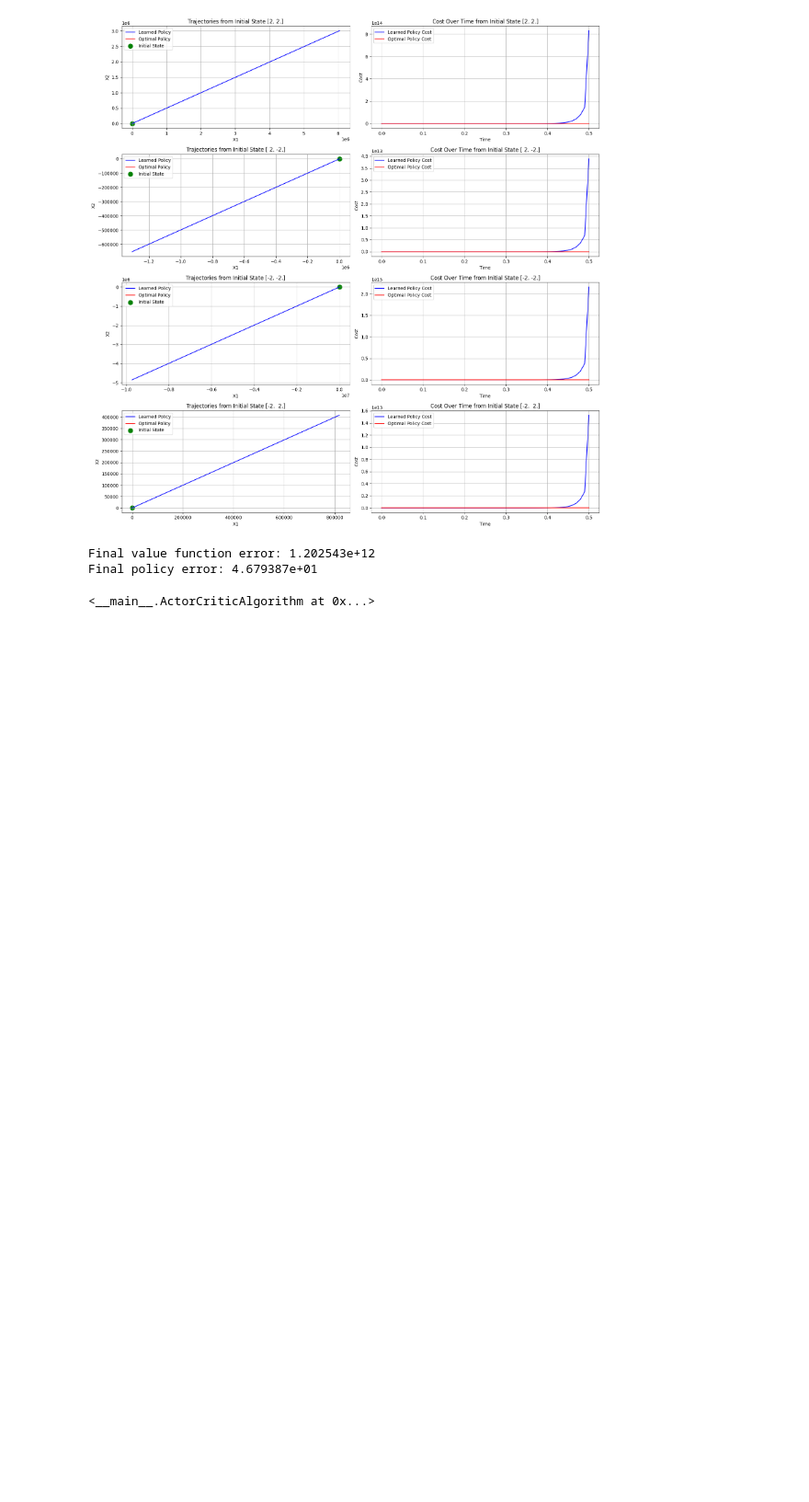
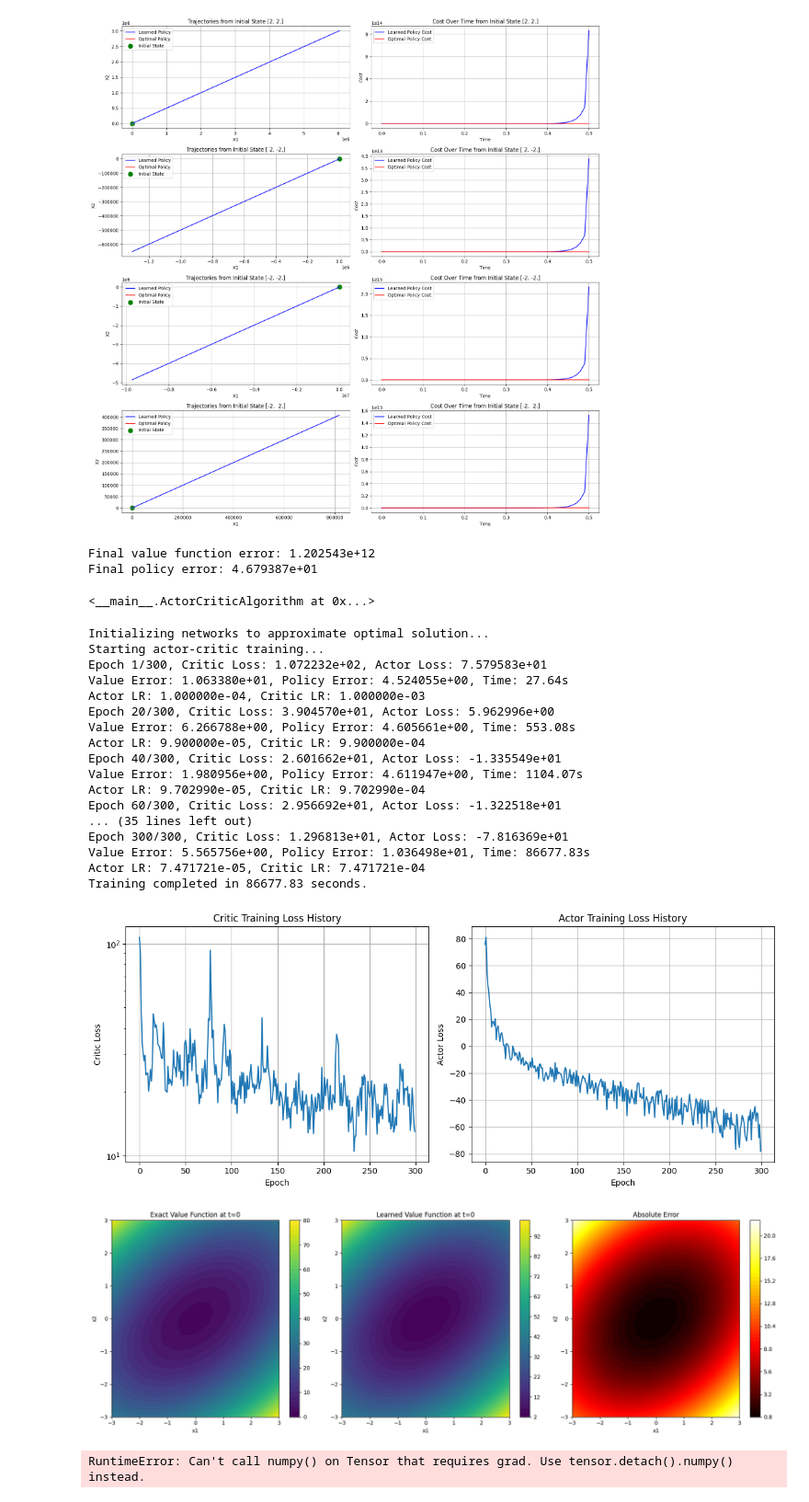
Before and after one commit to viharparon/SCDAA-Group, a Jupyter notebook: test2.ipynb, the cells around one changed output. Shown at 92% size. Drawn from its saved outputs; the diff is of its cells as text; code cells hidden in the pictures; blank space fills up the shorter version.

```diff
--- a/test2.ipynb
+++ b/test2.ipynb
@@ -2966,0 +3768,23 @@ Final policy error: 4.679387e+01
+# %%
+run_actor_critic_algorithm()
+# %% [output]
+Initializing networks to approximate optimal solution...
+Starting actor-critic training...
+Epoch 1/300, Critic Loss: 1.072232e+02, Actor Loss: 7.579583e+01
+Value Error: 1.063380e+01, Policy Error: 4.524055e+00, Time: 27.64s
+Actor LR: 1.000000e-04, Critic LR: 1.000000e-03
+Epoch 20/300, Critic Loss: 3.904570e+01, Actor Loss: 5.962996e+00
+Value Error: 6.266788e+00, Policy Error: 4.605661e+00, Time: 553.08s
+Actor LR: 9.900000e-05, Critic LR: 9.900000e-04
+Epoch 40/300, Critic Loss: 2.601662e+01, Actor Loss: -1.335549e+01
+Value Error: 1.980956e+00, Policy Error: 4.611947e+00, Time: 1104.07s
+Actor LR: 9.702990e-05, Critic LR: 9.702990e-04
+Epoch 60/300, Critic Loss: 2.956692e+01, Actor Loss: -1.322518e+01
+... (35 lines left out)
+Epoch 300/300, Critic Loss: 1.296813e+01, Actor Loss: -7.816369e+01
+Value Error: 5.565756e+00, Policy Error: 1.036498e+01, Time: 86677.83s
+Actor LR: 7.471721e-05, Critic LR: 7.471721e-04
+Training completed in 86677.83 seconds.
+[figure, added]
+[figure, added]
+RuntimeError: Can't call numpy() on Tensor that requires grad. Use tensor.detach().numpy() instead.
```
Also changed, not shown: parts of 2 cells of this notebook.
